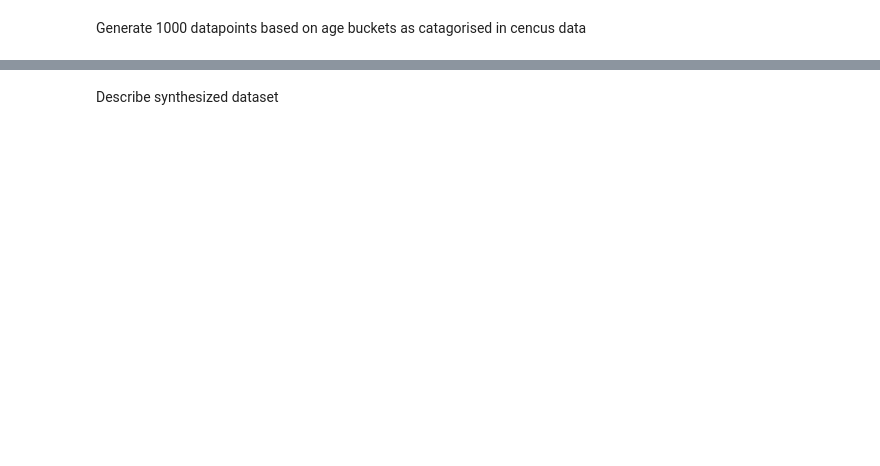
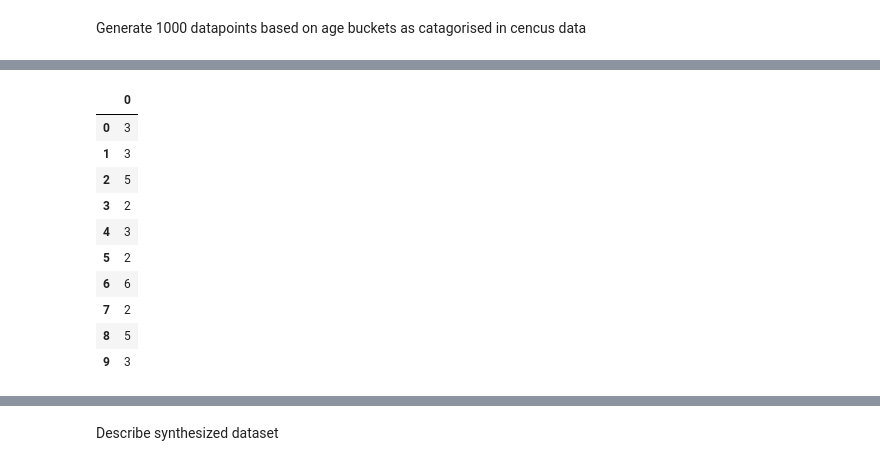
Before and after one commit to roisinanglim/suicide_rates, a Jupyter notebook: suicide _rates_data_simulation.ipynb, the cells around one changed output, grey strips where cells are left out. Saved outputs shown, nothing was run; the diff lists cells and outputs as text; code cells hidden in the pictures; blank space fills up the shorter version.

```diff
--- a/suicide _rates_data_simulation.ipynb
+++ b/suicide _rates_data_simulation.ipynb
@@ -151,63 +166,102 @@ Generate random age data between 5 - 100, based on age buckets randomly generate
 import random
 import numpy as np
 #Generate random integer ages for each age category given the above calculated category size
+
+#Create dataframe from numpy array and display first 10 lines.
+pd.DataFrame(y).head(10)
+
 
 age1 = np.random.randint(5,15,len(y[y==1]))
 age2 = np.random.randint(15,25,len(y[y==2]))
 age3 = np.random.randint(25,34,len(y[y==3]))
 age4 = np.random.randint(35,54,len(y[y==4]))
 age5 = np.random.randint(55,74,len(y[y==5]))
 age6 = np.random.randint(75,100,len(y[y==6]))
 
 #Reshape data from a 1D array to a 2D array
-age1d = age1.reshape(age1.shape[0],-1)
-age2d = age2.reshape(age2.shape[0],-1)
-age3d = age3.reshape(age3.shape[0],-1)
-age4d = age4.reshape(age4.shape[0],-1)
-age5d = age5.reshape(age5.shape[0],-1)
-age6d = age6.reshape(age6.shape[0],-1)
+age1 = age1.reshape(age1.shape[0],-1)
+age2 = age2.reshape(age2.shape[0],-1)
+age3 = age3.reshape(age3.shape[0],-1)
+age4 = age4.reshape(age4.shape[0],-1)
+age5 = age5.reshape(age5.shape[0],-1)
+age6 = age6.reshape(age6.shape[0],-1)
 
 
 #Generate random gender for each age category given the above calculated category size
 gender,probabilites,number_sample = ["m","f"],[0.506,0.494],len(age1)
 gender1 = np.random.choice(gender,size = number_sample, p = probabilites)
 gender,probabilites,number_sample = ["m","f"],[0.51,0.49],len(age2)
 gender2 = np.random.choice(gender,size = number_sample, p = probabilites)
 gender,probabilites,number_sample = ["m","f"],[0.51,0.49],len(age3)
 gender3 = np.random.choice(gender,size = number_sample, p = probabilites)
 gender,probabilites,number_sample = ["m","f"],[0.49,0.51],len(age4)
 gender4 = np.random.choice(gender,size = number_sample, p = probabilites)
 gender,probabilites,number_sample = ["m","f"],[0.49,0.51],len(age5)
 gender5 = np.random.choice(gender,size = number_sample, p = probabilites)
 gender,probabilites,number_sample = ["m","f"],[0.49,0.51],len(age6)
 gender6 = np.random.choice(gender,size = number_sample, p = probabilites)
 
 #Reshape data from a 1D array to a 2D array
 
-gender1d = gender1.reshape(gender1.shape[0],-1)
-gender2d = gender2.reshape(gender2.shape[0],-1)
-gender3d = gender3.reshape(gender3.shape[0],-1)
-gender4d = gender4.reshape(gender4.shape[0],-1)
-gender5d = gender5.reshape(gender5.shape[0],-1)
-gender6d = gender6.reshape(gender6.shape[0],-1)
+gender1 = gender1.reshape(gender1.shape[0],-1)
+gender2 = gender2.reshape(gender2.shape[0],-1)
+gender3 = gender3.reshape(gender3.shape[0],-1)
+gender4 = gender4.reshape(gender4.shape[0],-1)
+gender5 = gender5.reshape(gender5.shape[0],-1)
+gender6 = gender6.reshape(gender6.shape[0],-1)
 
 
-#Generate suicide rates based on probability
+
+#Generate probability of sucide for gender given age bracket
 suicide,probabilites,number_sample = [1,0],[0.00000596,1-0.00000596],len(gender1[gender1 =="m"])
 suicidie_M1 = np.random.choice(suicide,size = number_sample, p = probabilites)
+suicide,probabilites,number_sample = [1,0],[0.00000596,1-0.00000596],len(gender2[gender2 =="m"])
+suicidie_M2 = np.random.choice(suicide,size = number_sample, p = probabilites)
+suicide,probabilites,number_sample = [1,0],[0.00000596,1-0.00000596],len(gender3[gender3 =="m"])
+suicidie_M3 = np.random.choice(suicide,size = number_sample, p = probabilites)
+suicide,probabilites,number_sample = [1,0],[0.00000596,1-0.00000596],len(gender4[gender4 =="m"])
+suicidie_M4 = np.random.choice(suicide,size = number_sample, p = probabilites)
+suicide,probabilites,number_sample = [1,0],[0.00000596,1-0.00000596],len(gender5[gender5 =="m"])
+suicidie_M5 = np.random.choice(suicide,size = number_sample, p = probabilites)
+suicide,probabilites,number_sample = [1,0],[0.00000596,1-0.00000596],len(gender6[gender6 =="m"])
+suicidie_M6 = np.random.choice(suicide,size = number_sample, p = probabilites)
+suicide,probabilites,number_sample = [1,0],[0.00000596,1-0.00000596],len(gender1[gender1 =="f"])
+suicidie_F1 = np.random.choice(suicide,size = number_sample, p = probabilites)
+suicide,probabilites,number_sample = [1,0],[0.00000596,1-0.00000596],len(gender2[gender2 =="f"])
+suicidie_F2 = np.random.choice(suicide,size = number_sample, p = probabilites)
+suicide,probabilites,number_sample = [1,0],[0.00000596,1-0.00000596],len(gender3[gender3 =="f"])
+suicidie_F3 = np.random.choice(suicide,size = number_sample, p = probabilites)
+suicide,probabilites,number_sample = [1,0],[0.00000596,1-0.00000596],len(gender4[gender4 =="f"])
+suicidie_F4 = np.random.choice(suicide,size = number_sample, p = probabilites)
+suicide,probabilites,number_sample = [1,0],[0.00000596,1-0.00000596],len(gender5[gender5 =="f"])
+suicidie_F5 = np.random.choice(suicide,size = number_sample, p = probabilites)
+suicide,probabilites,number_sample = [1,0],[0.00000596,1-0.00000596],len(gender6[gender6 =="f"])
+suicidie_F6 = np.random.choice(suicide,size = number_sample, p = probabilites)
 
+#Reshape data from a 1D array to a 2D array
+suicidie_M1 = suicidie_M1.reshape(suicidie_M1.shape[0],-1)
+suicidie_M2 = suicidie_M2.reshape(suicidie_M2.shape[0],-1)
+suicidie_M3 = suicidie_M3.reshape(suicidie_M3.shape[0],-1)
+suicidie_M4 = suicidie_M4.reshape(suicidie_M4.shape[0],-1)
+suicidie_M5 = suicidie_M5.reshape(suicidie_M5.shape[0],-1)
+suicidie_M6 = suicidie_M6.reshape(suicidie_M6.shape[0],-1)
+suicidie_F1 = suicidie_F1.reshape(suicidie_F1.shape[0],-1)
+suicidie_F2 = suicidie_F2.reshape(suicidie_F2.shape[0],-1)
+suicidie_F3 = suicidie_F3.reshape(suicidie_F3.shape[0],-1)
+suicidie_F4 = suicidie_F4.reshape(suicidie_F4.shape[0],-1)
+suicidie_F5 = suicidie_F5.reshape(suicidie_F5.shape[0],-1)
+suicidie_F6 = suicidie_F6.reshape(suicidie_F6.shape[0],-1)
 
-age1female =len(gender1[gender1 =="f"])*0.0
-age1male =len(gender1[gender1 =="m"])*0.00000596
-age2female =len(gender2[gender2 =="f"])*0.00004214
-age2male=len(gender2[gender2 =="m"])*0.00023540
-age3female=len(gender3[gender3 =="f"])*0.00023670
-age3male=len(gender3[gender3 =="m"])*0.00005745
-age4female=len(gender4[gender4 =="f"])*0.00005745
-age4male=len(gender4[gender4 =="m"])*0.00024409
-age5female=len(gender5[gender5 =="f"])*0.00003466
-age5male=len(gender5[gender5 =="m"])*0.00019215
-age6female=len(gender6[gender6 =="f"])*0.00001414
-age6male=len(gender6[gender6 =="f"])*0.00007749
-
-#print(gender1)
+print(suicidie_M1)
+# %% [output]
+|  | 0 |
+| 0 | 3 |
+| 1 | 3 |
+| 2 | 5 |
+| 3 | 2 |
+| 4 | 3 |
+| 5 | 2 |
+| 6 | 6 |
+| 7 | 2 |
+| 8 | 5 |
+| 9 | 3 |
```
Also changed, not shown: parts of 16 cells of this notebook, 1 other file.
